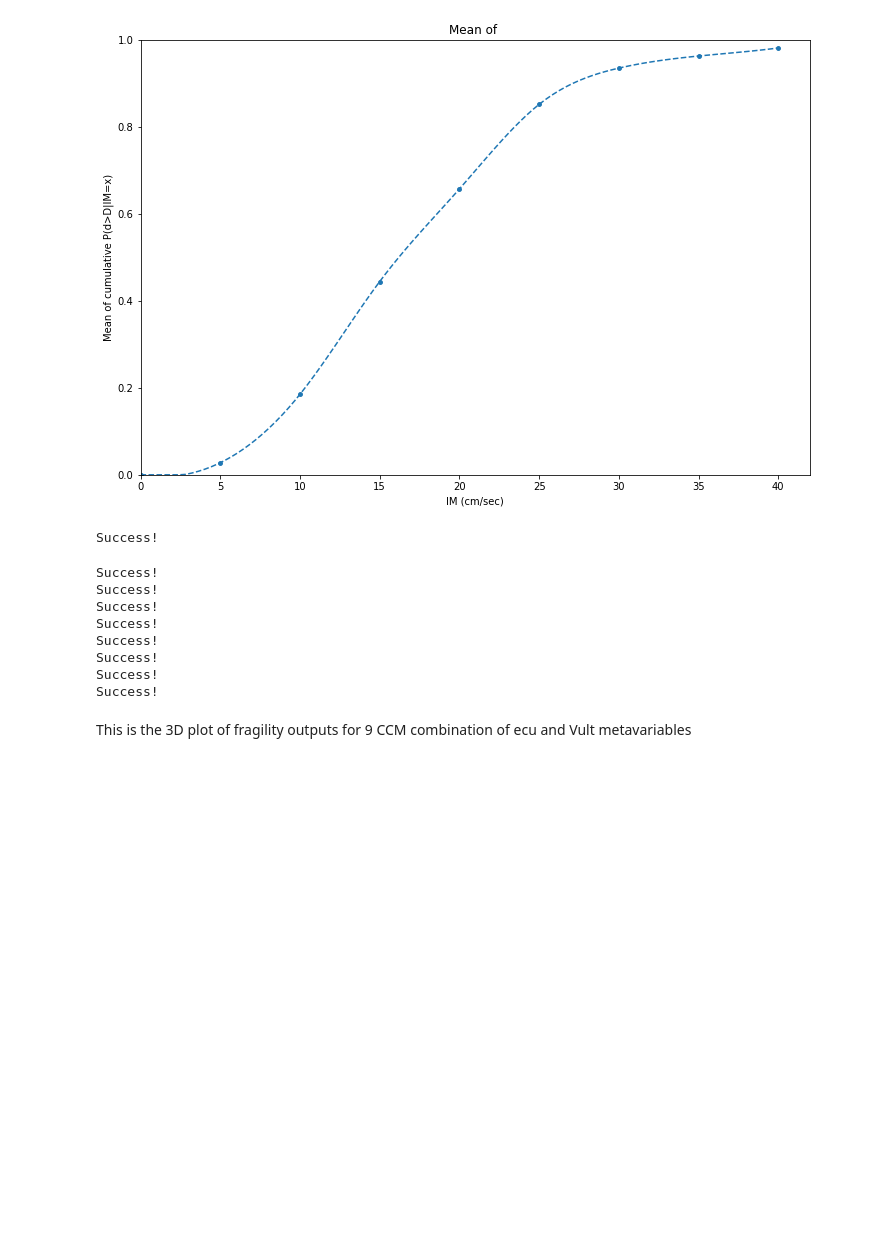
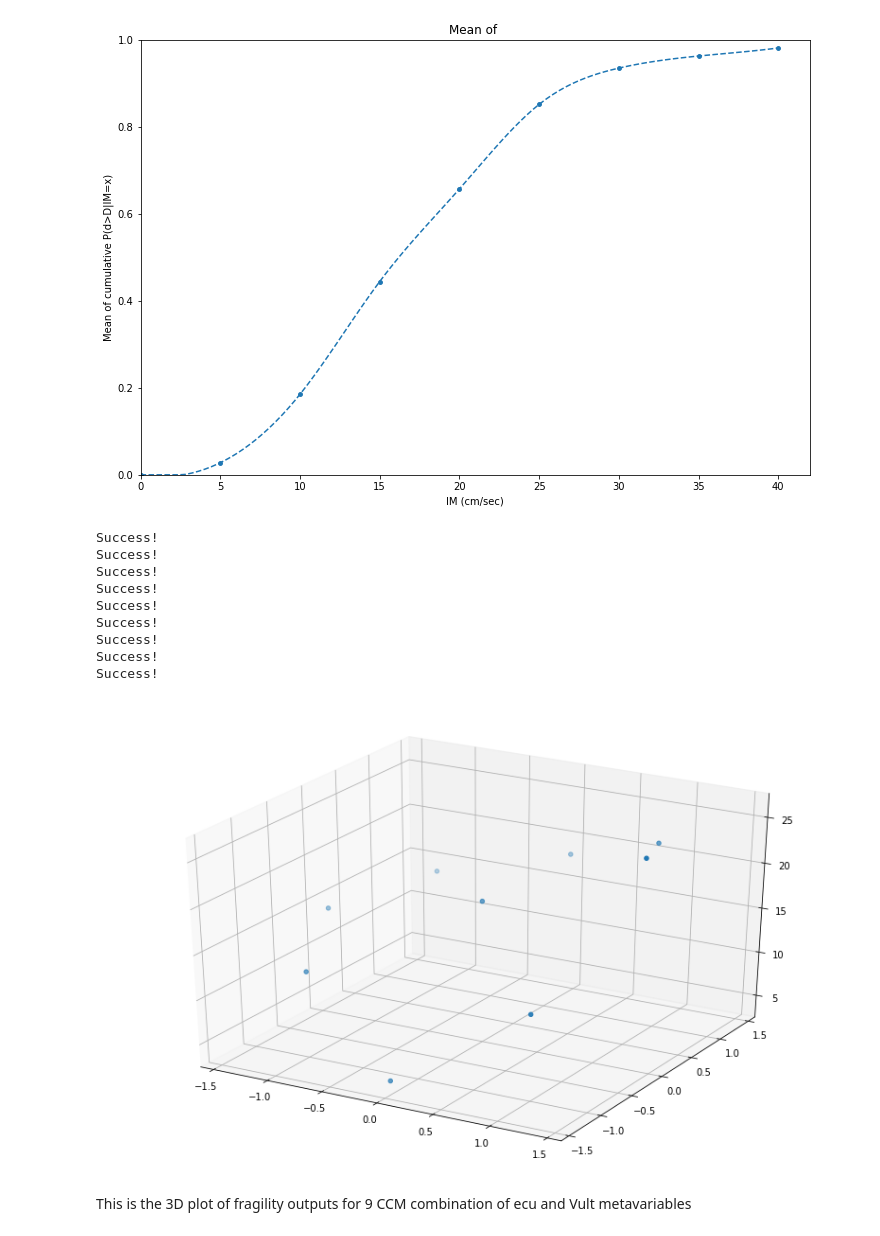
Before and after one commit to mtareqsoliman/msthesis, a Jupyter notebook: 9CCM_10202022.ipynb, the cells around one changed output. Cells and saved outputs as stored; diff of their text form; code cells hidden in the pictures; blank space fills up the shorter version.

```diff
--- a/9CCM_10202022.ipynb
+++ b/9CCM_10202022.ipynb
@@ -118,43 +147,43 @@ for i,ecu_i in enumerate(ecu_9_alpha_frag):
 
     # Bounds
     bnds = ((2, 100), (0.1, 2))
 
     thetabeta_start = [theta,beta]
 
     result = spo.minimize(frag,thetabeta_start,options={'disp': True},bounds=bnds)
 
     if result.success:
         print("Success!", end = '\n')
         miny = result.x
         theta_mxlk = round(miny[0],2)
         beta_mxlk = round(miny[1],2)
         theta_9_list.append(theta_mxlk)
         beta_9_list.append(beta_mxlk)
 
         z_mxlk = -round(result.fun,2)
         z_list.append(z_mxlk)
         fragility_table.loc[i] = sp.norm.cdf(np.log(IM),np.log(theta_mxlk),beta_mxlk)
 
 theta_9_list = np.array(theta_9_list)
 beta_9_list = np.array(beta_9_list)
 
 fig = plt.figure(figsize =(14, 9))
 ax = plt.axes(projection ='3d')
 
 # Creating plot
-ax.scatter(ecu_9_alpha_frag, Vult_9_alpha_frag, theta_list)
-%matplotlib inline
+ax.scatter(ecu_9_alpha_frag, Vult_9_alpha_frag, theta_9_list)
 fig.show()
 # %% [output]
 Success!
+Success!
+Success!
+Success!
+Success!
+Success!
+Success!
+Success!
+Success!
-Success!
-Success!
-Success!
-Success!
-Success!
-Success!
-Success!
-Success!
+[figure, added]
 # %% [markdown]
 This is the 3D plot of fragility outputs for 9 CCM combination of ecu and Vult metavariables
 # %%
```
Also changed, not shown: parts of 5 cells of this notebook.
